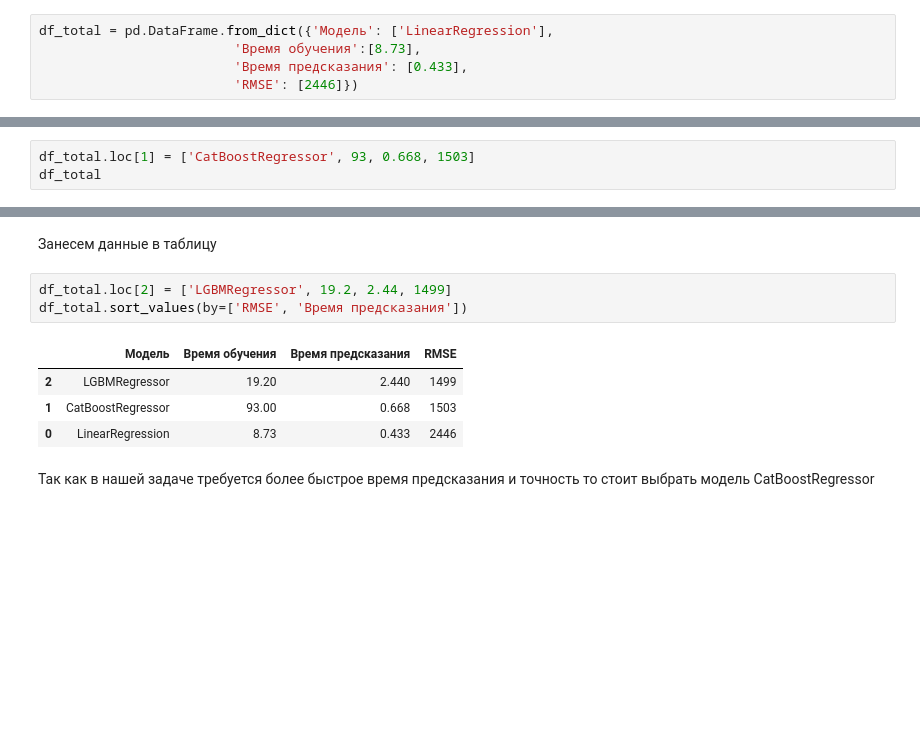
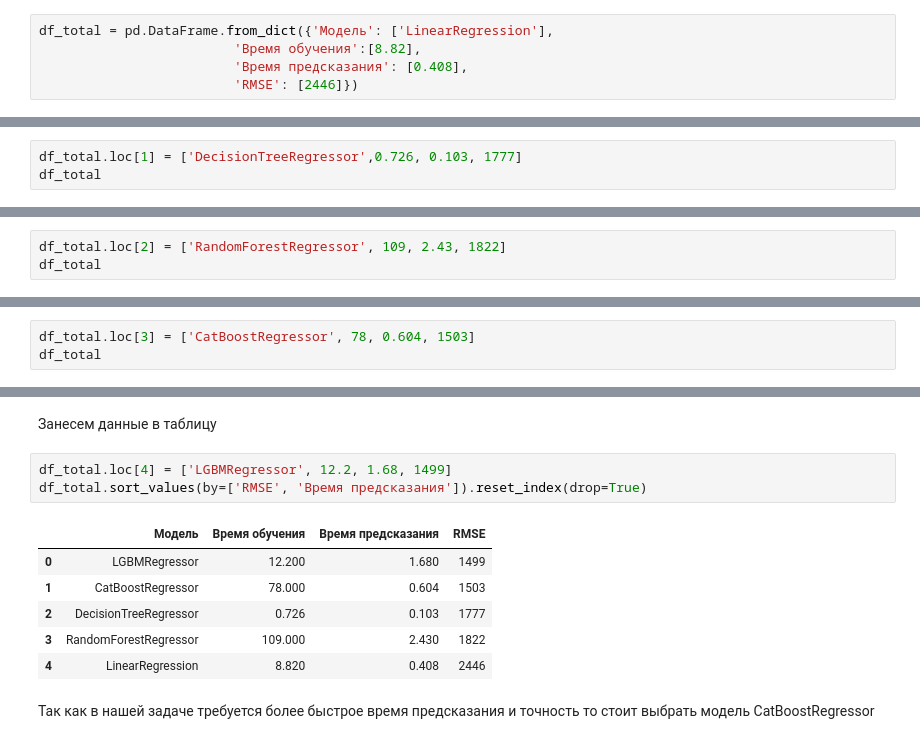
Before and after one commit to Cylimka/Yandex_Practicum, a Jupyter notebook: Projects/Determination_of_cars/project.ipynb, the cells around one changed output, grey strips where cells are left out. Saved outputs shown, nothing was run; the diff lists cells and outputs as text; blank space fills up the shorter version.

```diff
--- a/Projects/Determination_of_cars/project.ipynb
+++ b/Projects/Determination_of_cars/project.ipynb
@@ -1042,6 +1044,6 @@ RMSE(predict, target_valid)
 Создадим таблицу в которые будем заносить модели
 # %%
 df_total = pd.DataFrame.from_dict({'Модель': ['LinearRegression'],
-                         'Время обучения':[8.73],
-                         'Время предсказания': [0.433],
+                         'Время обучения':[8.82],
+                         'Время предсказания': [0.408],
                          'RMSE': [2446]})
@@ -1047,0 +1123,3 @@ df_total = pd.DataFrame.from_dict({'Модель': ['LinearRegression'],
+# %%
+df_total.loc[1] = ['DecisionTreeRegressor',0.726, 0.103, 1777]
+df_total
@@ -1047,0 +1205,3 @@ df_total = pd.DataFrame.from_dict({'Модель': ['LinearRegression'],
+# %%
+df_total.loc[2] = ['RandomForestRegressor', 109, 2.43, 1822]
+df_total
@@ -1120,5 +1285,5 @@ RMSE(predict, target_valid)
 # %%
-df_total.loc[1] = ['CatBoostRegressor', 93, 0.668, 1503]
+df_total.loc[3] = ['CatBoostRegressor', 78, 0.604, 1503]
 df_total
 # %% [output]
 |  | Модель | Время обучения | Время предсказания | RMSE |
@@ -1197,13 +1364,15 @@ RMSE(predict, target_valid)
 # %% [markdown]
 Занесем данные в таблицу
 # %%
-df_total.loc[2] = ['LGBMRegressor', 19.2, 2.44, 1499]
-df_total.sort_values(by=['RMSE', 'Время предсказания'])
+df_total.loc[4] = ['LGBMRegressor', 12.2, 1.68, 1499]
+df_total.sort_values(by=['RMSE', 'Время предсказания']).reset_index(drop=True)
 # %% [output]
 |  | Модель | Время обучения | Время предсказания | RMSE |
-| 2 | LGBMRegressor | 19.20 | 2.440 | 1499 |
-| 1 | CatBoostRegressor | 93.00 | 0.668 | 1503 |
-| 0 | LinearRegression | 8.73 | 0.433 | 2446 |
+| 0 | LGBMRegressor | 12.200 | 1.680 | 1499 |
+| 1 | CatBoostRegressor | 78.000 | 0.604 | 1503 |
+| 2 | DecisionTreeRegressor | 0.726 | 0.103 | 1777 |
+| 3 | RandomForestRegressor | 109.000 | 2.430 | 1822 |
+| 4 | LinearRegression | 8.820 | 0.408 | 2446 |
 # %% [markdown]
 Так как в нашей задаче требуется более быстрое время предсказания и точность то стоит выбрать модель CatBoostRegressor
 # %% [markdown]
```
Also changed, not shown: parts of 38 cells of this notebook.
